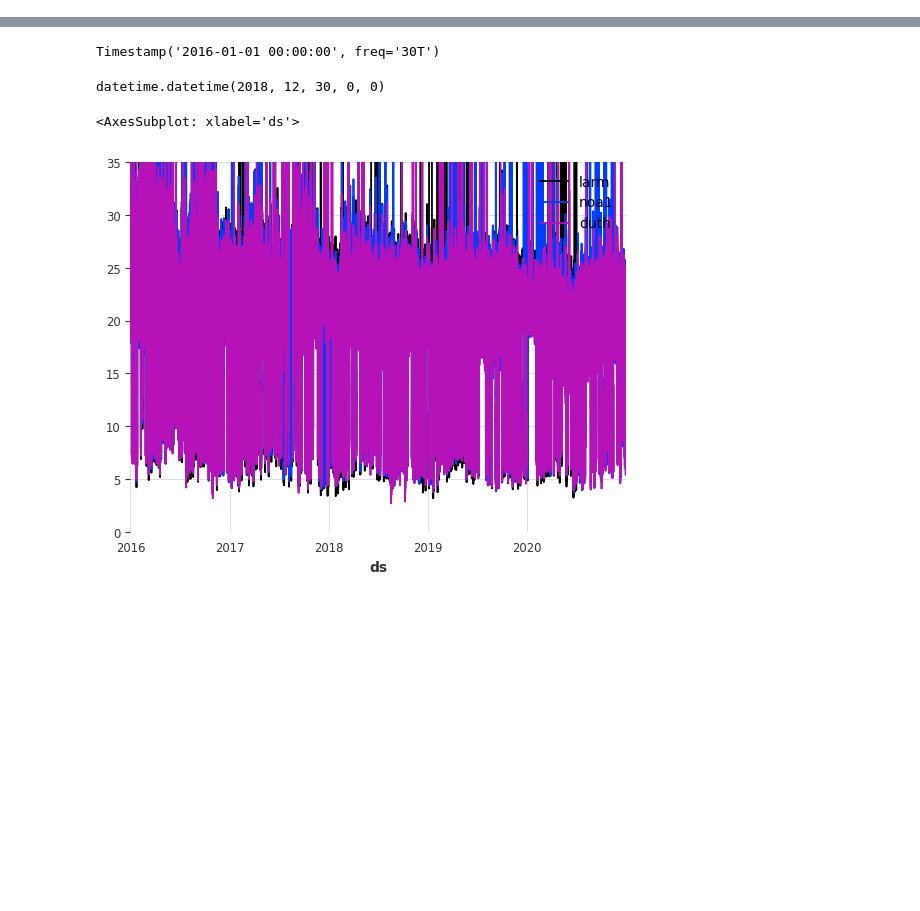
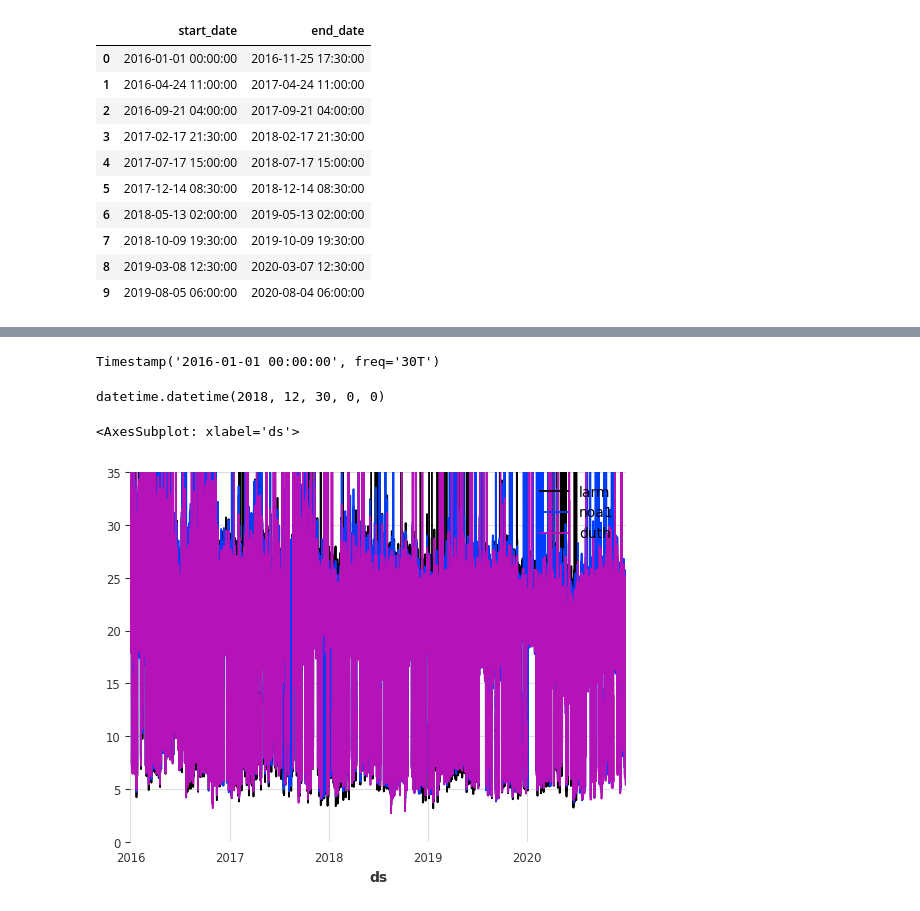
Before and after one commit to carloscanodomingo/NeuralProphetEQ, a Jupyter notebook: darts.ipynb, the cells around one changed output, grey strips where cells are left out. Saved outputs shown, nothing was run; the diff lists cells and outputs as text; code cells hidden in the pictures; blank space fills up the shorter version.

```diff
--- a/Untitled.ipynb
+++ b/darts.ipynb
@@ -100,0 +150,4 @@ current_fcev.get_folds(100)
+# %%
+current_fcev.create_folds(k=10, offset_lenght=pd.Timedelta(days=180))
+current_fcev.folds
+# %% [output]
@@ -100,0 +155,11 @@ current_fcev.get_folds(100)
+|  | start_date | end_date |
+| 0 | 2016-01-01 00:00:00 | 2016-11-25 17:30:00 |
+| 1 | 2016-04-24 11:00:00 | 2017-04-24 11:00:00 |
+| 2 | 2016-09-21 04:00:00 | 2017-09-21 04:00:00 |
+| 3 | 2017-02-17 21:30:00 | 2018-02-17 21:30:00 |
+| 4 | 2017-07-17 15:00:00 | 2018-07-17 15:00:00 |
+| 5 | 2017-12-14 08:30:00 | 2018-12-14 08:30:00 |
+| 6 | 2018-05-13 02:00:00 | 2019-05-13 02:00:00 |
+| 7 | 2018-10-09 19:30:00 | 2019-10-09 19:30:00 |
+| 8 | 2019-03-08 12:30:00 | 2020-03-07 12:30:00 |
+| 9 | 2019-08-05 06:00:00 | 2020-08-04 06:00:00 |
```
Also changed, not shown: parts of 33 cells of this notebook, 12 other files.
